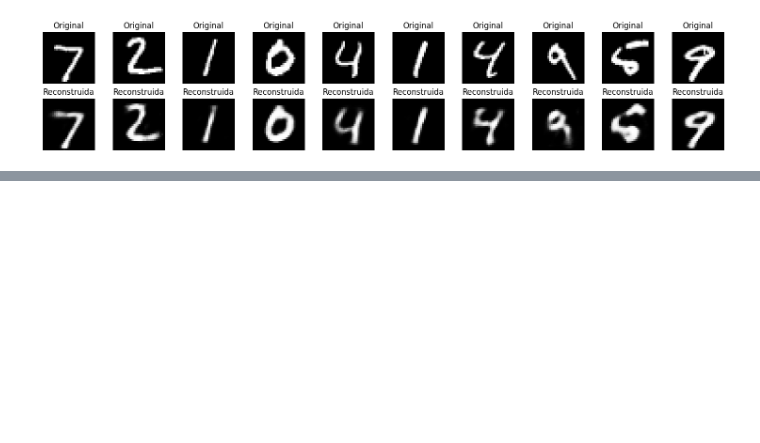
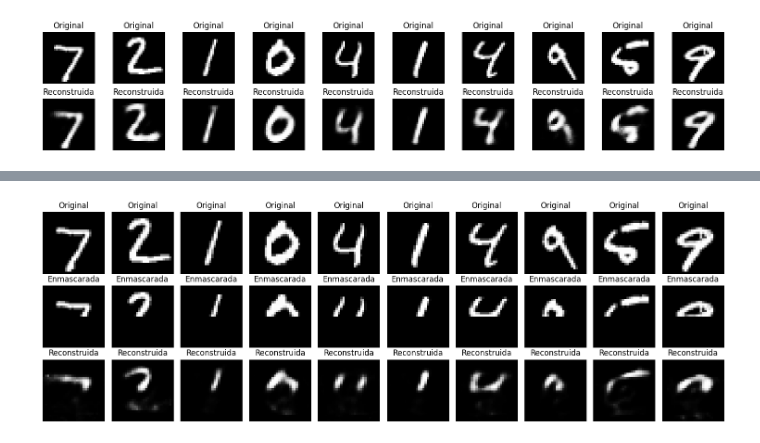
Before and after one commit to GerardoMunoz/Vision, a Jupyter notebook: Autoencoder.ipynb, the cells around one changed output, grey strips where cells are left out. Cells and saved outputs as stored; diff of their text form; code cells hidden in the pictures; blank space fills up the shorter version.

```diff
--- a/Autoencoder.ipynb
+++ b/Autoencoder.ipynb
@@ -434,0 +467,35 @@ print("Varianza explicada:", pca.explained_variance_ratio_.sum())
+# %%
+n = 10
+x_test_masked = x_test[:n].copy()
+
+# Aplicamos una máscara simple (poniendo a cero la mitad superior de la imagen: filas de 0 a 14)
+for i in range(n):
+    img_grid = x_test_masked[i].reshape(28, 28)
+    img_grid[14:, :] = 0.0
+    x_test_masked[i] = img_grid.flatten()
+
+# Predecimos la reconstrucción a partir de las imágenes enmascaradas
+reconstructions_masked = autoencoder.predict(x_test_masked, verbose=0)
+
+# Visualización
+fig, axes = plt.subplots(3, n, figsize=(15, 5))
+for i in range(n):
+    # Fila 1: Imagen Original sin máscara
+    axes[0, i].imshow(x_test[i].reshape(28, 28), cmap="gray")
+    axes[0, i].set_title("Original")
+    axes[0, i].axis("off")
+
+    # Fila 2: Imagen con Máscara
+    axes[1, i].imshow(x_test_masked[i].reshape(28, 28), cmap="gray")
+    axes[1, i].set_title("Enmascarada")
+    axes[1, i].axis("off")
+
+    # Fila 3: Reconstrucción
+    axes[2, i].imshow(reconstructions_masked[i].reshape(28, 28), cmap="gray")
+    axes[2, i].set_title("Reconstruida")
+    axes[2, i].axis("off")
+
+plt.tight_layout()
+plt.show()
+# %% [output]
+[figure, added]
```
Also changed, not shown: parts of 24 cells of this notebook.
